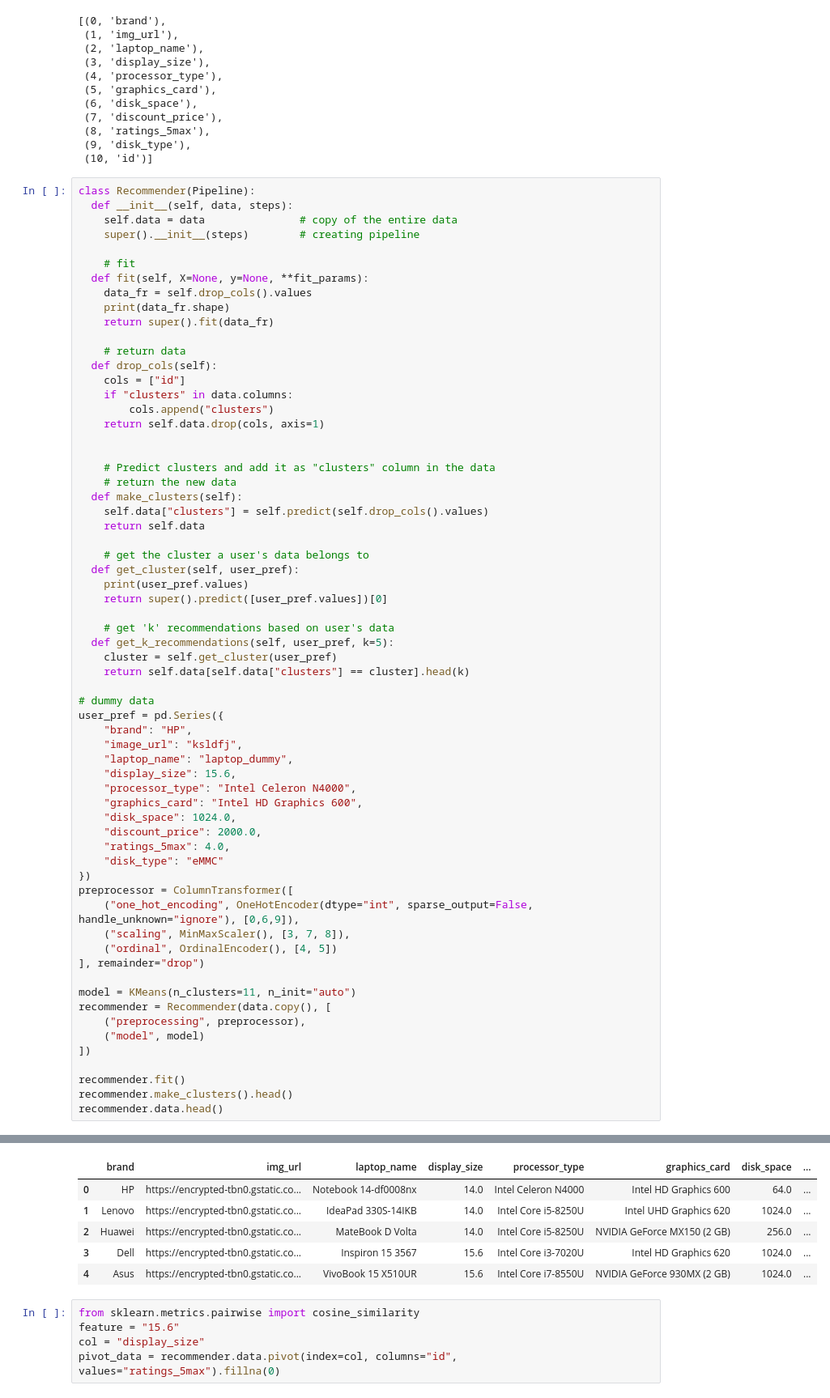
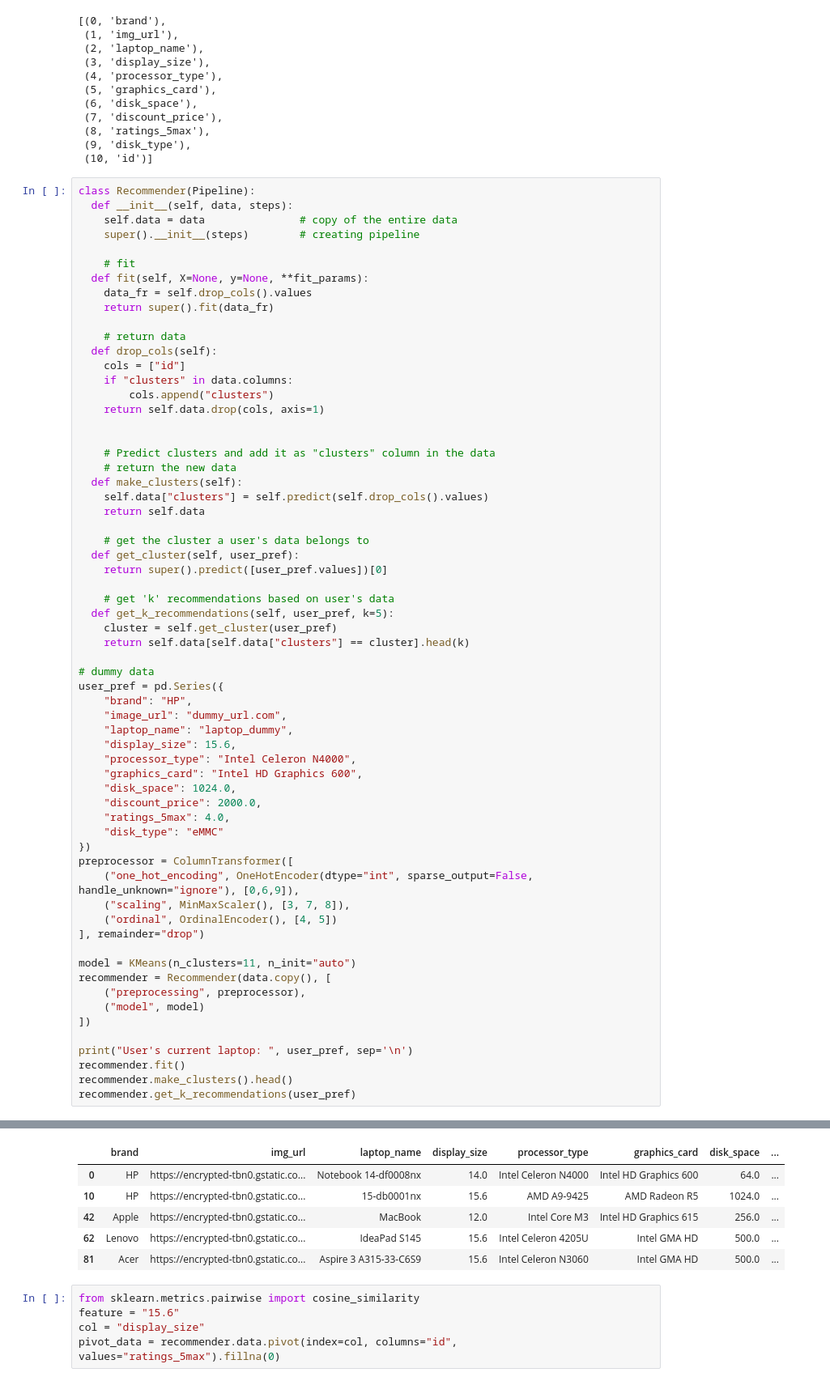
Before and after one commit to cse-vaibhav/Project2-backend, a Jupyter notebook: notebooks/Recommendor_new.ipynb, the cells around one changed output, grey strips where cells are left out. Shown: that part at 81% size. Cells and saved outputs as stored; diff of their text form.

```diff
--- a/notebooks/Recommendor_new.ipynb
+++ b/notebooks/Recommendor_new.ipynb
@@ -261,7 +260,6 @@ class Recommender(Pipeline):
     # fit
   def fit(self, X=None, y=None, **fit_params):
     data_fr = self.drop_cols().values
-    print(data_fr.shape)
     return super().fit(data_fr)
 
     # return data
@@ -280,7 +278,6 @@ class Recommender(Pipeline):
 
     # get the cluster a user's data belongs to
   def get_cluster(self, user_pref):
-    print(user_pref.values)
     return super().predict([user_pref.values])[0]
 
     # get 'k' recommendations based on user's data
@@ -291,7 +288,7 @@ class Recommender(Pipeline):
 # dummy data
 user_pref = pd.Series({
     "brand": "HP",
-    "image_url": "ksldfj",
+    "image_url": "dummy_url.com",
     "laptop_name": "laptop_dummy",
     "display_size": 15.6,
     "processor_type": "Intel Celeron N4000",
@@ -313,7 +310,8 @@ recommender = Recommender(data.copy(), [
     ("model", model)
 ])
 
+print("User's current laptop: ", user_pref, sep='\n')
 recommender.fit()
 recommender.make_clusters().head()
-recommender.data.head()
+recommender.get_k_recommendations(user_pref)
 # %% [output]
@@ -321,9 +330,9 @@ recommender.data.head()
 |  | brand | img_url | laptop_name | display_size | processor_type | graphics_card | disk_space | ... |
 | 0 | HP | https://encrypted-tbn0.gstatic.co... | Notebook 14-df0008nx | 14.0 | Intel Celeron N4000 | Intel HD Graphics 600 | 64.0 | ... |
-| 1 | Lenovo | https://encrypted-tbn0.gstatic.co... | IdeaPad 330S-14IKB | 14.0 | Intel Core i5-8250U | Intel UHD Graphics 620 | 1024.0 | ... |
-| 2 | Huawei | https://encrypted-tbn0.gstatic.co... | MateBook D Volta | 14.0 | Intel Core i5-8250U | NVIDIA GeForce MX150 (2 GB) | 256.0 | ... |
-| 3 | Dell | https://encrypted-tbn0.gstatic.co... | Inspiron 15 3567 | 15.6 | Intel Core i3-7020U | Intel HD Graphics 620 | 1024.0 | ... |
-| 4 | Asus | https://encrypted-tbn0.gstatic.co... | VivoBook 15 X510UR | 15.6 | Intel Core i7-8550U | NVIDIA GeForce 930MX (2 GB) | 1024.0 | ... |
+| 10 | HP | https://encrypted-tbn0.gstatic.co... | 15-db0001nx | 15.6 | AMD A9-9425 | AMD Radeon R5 | 1024.0 | ... |
+| 42 | Apple | https://encrypted-tbn0.gstatic.co... | MacBook | 12.0 | Intel Core M3 | Intel HD Graphics 615 | 256.0 | ... |
+| 62 | Lenovo | https://encrypted-tbn0.gstatic.co... | IdeaPad S145 | 15.6 | Intel Celeron 4205U | Intel GMA HD | 500.0 | ... |
+| 81 | Acer | https://encrypted-tbn0.gstatic.co... | Aspire 3 A315-33-C6S9 | 15.6 | Intel Celeron N3060 | Intel GMA HD | 500.0 | ... |
 # %%
 from sklearn.metrics.pairwise import cosine_similarity
 feature = "15.6"
```
Also changed, not shown: parts of 9 cells of this notebook, 3 other files.
